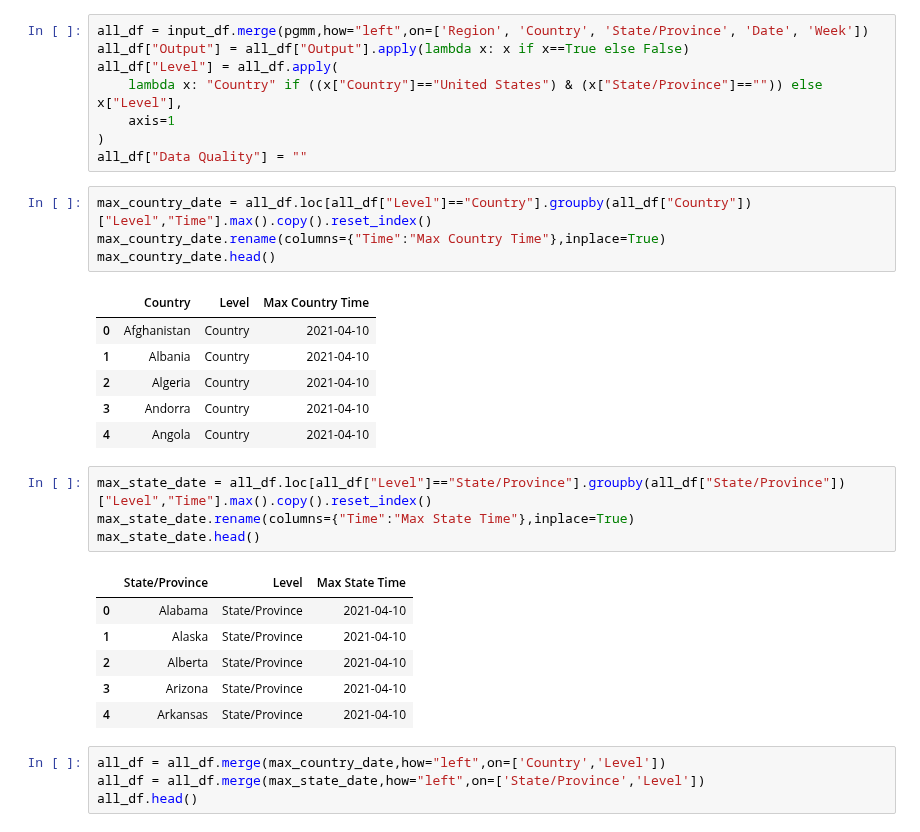
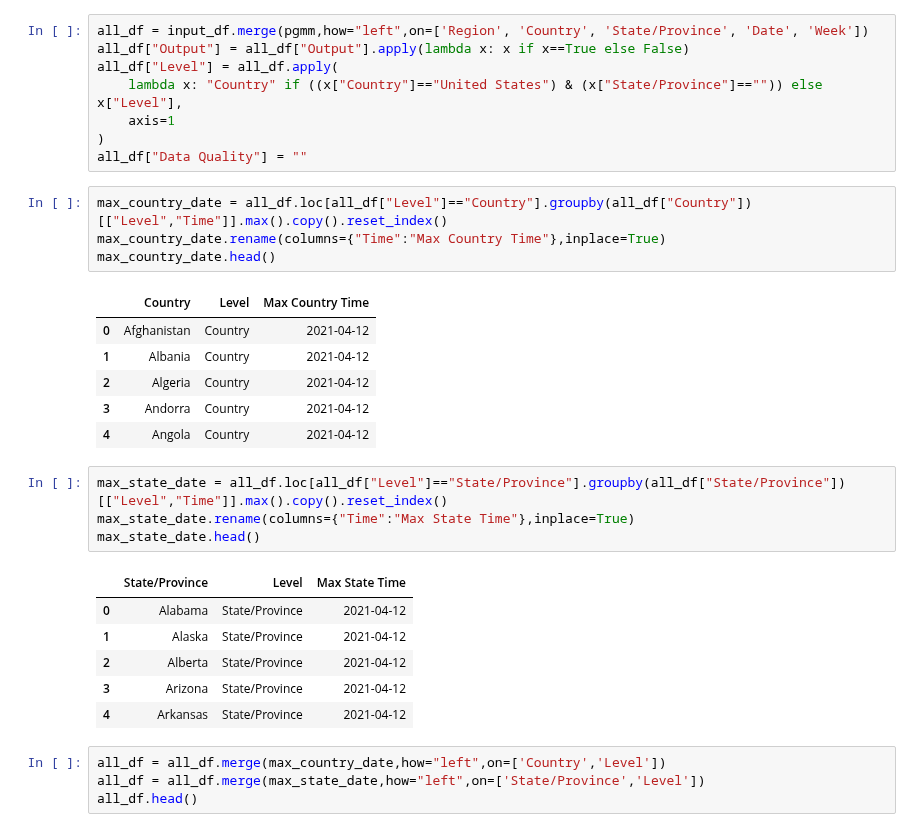
Before and after one commit to janinewhite/Global-COVID-Surveillance, a Jupyter notebook: scripts/Daily Update 2.ipynb, the cells around one changed output. Saved outputs shown, nothing was run; the diff lists cells and outputs as text.

```diff
--- a/scripts/Daily Update 2.ipynb
+++ b/scripts/Daily Update 2.ipynb
@@ -1685,27 +1685,27 @@ all_df["Level"] = all_df.apply(
 )
 all_df["Data Quality"] = ""
 # %%
-max_country_date = all_df.loc[all_df["Level"]=="Country"].groupby(all_df["Country"])["Level","Time"].max().copy().reset_index()
+max_country_date = all_df.loc[all_df["Level"]=="Country"].groupby(all_df["Country"])[["Level","Time"]].max().copy().reset_index()
 max_country_date.rename(columns={"Time":"Max Country Time"},inplace=True)
 max_country_date.head()
 # %% [output]
 |  | Country | Level | Max Country Time |
-| 0 | Afghanistan | Country | 2021-04-10 |
-| 1 | Albania | Country | 2021-04-10 |
-| 2 | Algeria | Country | 2021-04-10 |
-| 3 | Andorra | Country | 2021-04-10 |
-| 4 | Angola | Country | 2021-04-10 |
+| 0 | Afghanistan | Country | 2021-04-12 |
+| 1 | Albania | Country | 2021-04-12 |
+| 2 | Algeria | Country | 2021-04-12 |
+| 3 | Andorra | Country | 2021-04-12 |
+| 4 | Angola | Country | 2021-04-12 |
 # %%
-max_state_date = all_df.loc[all_df["Level"]=="State/Province"].groupby(all_df["State/Province"])["Level","Time"].max().copy().reset_index()
+max_state_date = all_df.loc[all_df["Level"]=="State/Province"].groupby(all_df["State/Province"])[["Level","Time"]].max().copy().reset_index()
 max_state_date.rename(columns={"Time":"Max State Time"},inplace=True)
 max_state_date.head()
 # %% [output]
 |  | State/Province | Level | Max State Time |
-| 0 | Alabama | State/Province | 2021-04-10 |
-| 1 | Alaska | State/Province | 2021-04-10 |
-| 2 | Alberta | State/Province | 2021-04-10 |
-| 3 | Arizona | State/Province | 2021-04-10 |
-| 4 | Arkansas | State/Province | 2021-04-10 |
+| 0 | Alabama | State/Province | 2021-04-12 |
+| 1 | Alaska | State/Province | 2021-04-12 |
+| 2 | Alberta | State/Province | 2021-04-12 |
+| 3 | Arizona | State/Province | 2021-04-12 |
+| 4 | Arkansas | State/Province | 2021-04-12 |
 # %%
 all_df = all_df.merge(max_country_date,how="left",on=['Country','Level'])
 all_df = all_df.merge(max_state_date,how="left",on=['State/Province','Level'])
```
Also changed, not shown: parts of 16 cells of this notebook, 3 other files.
